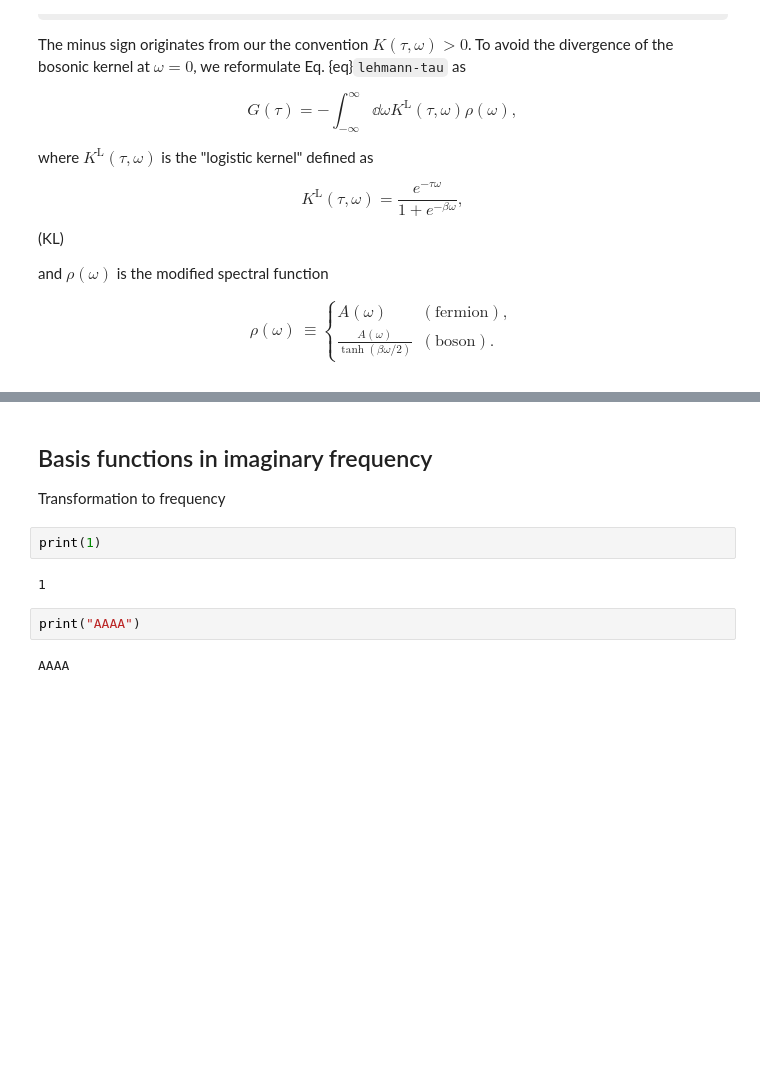
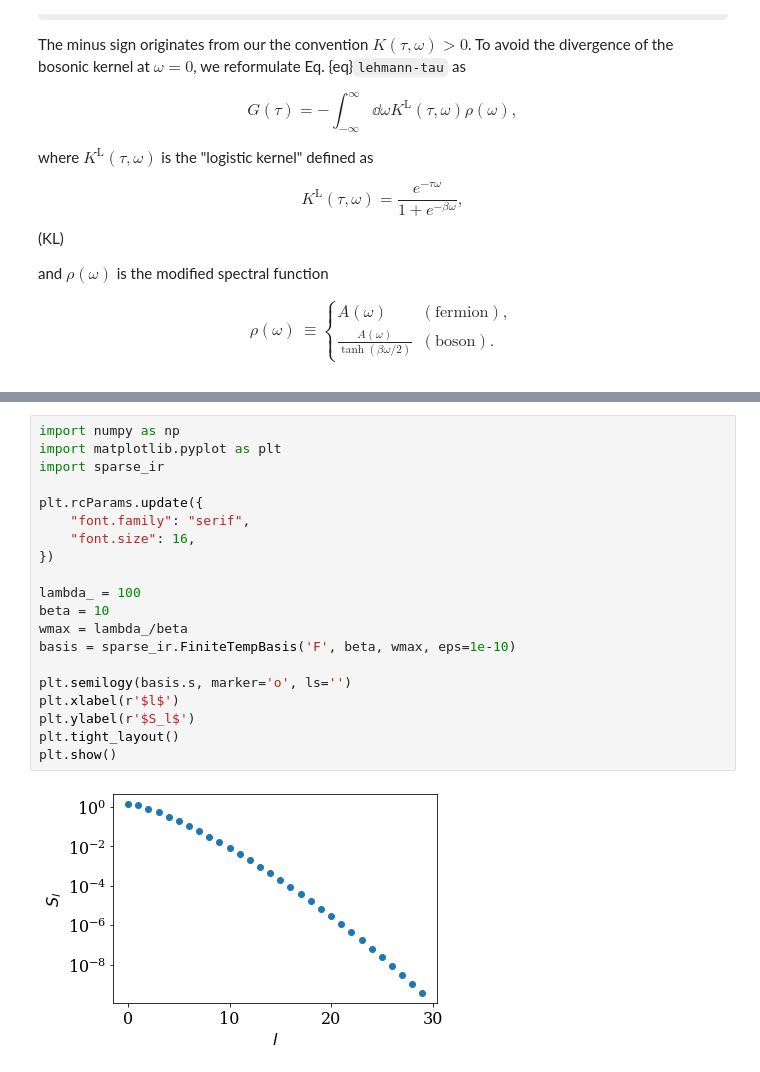
Before and after one commit to SpM-lab/sparse-ir-tutorial, a Jupyter notebook: _sources/docs/IR.ipynb, the cells around one changed output, grey strips where cells are left out. Cells and saved outputs as stored; diff of their text form; some formulas as TeX source; blank space fills up the shorter version.

```diff
--- a/_sources/docs/IR.ipynb
+++ b/_sources/docs/IR.ipynb
@@ -121,12 +129,22 @@ Some of the information regarding real-frequency properties of the system is oft
-# %% [markdown]
-## Basis functions in imaginary frequency
-
-Transformation to frequency
-# %%
-print(1)
-# %% [output]
-1
-# %%
-print("AAAA")
-# %% [output]
-AAAA
+# %%
+import numpy as np
+import matplotlib.pyplot as plt
+import sparse_ir
+
+plt.rcParams.update({
+    "font.family": "serif",
+    "font.size": 16,
+})
+
+lambda_ = 100
+beta = 10
+wmax = lambda_/beta
+basis = sparse_ir.FiniteTempBasis('F', beta, wmax, eps=1e-10)
+
+plt.semilogy(basis.s, marker='o', ls='')
+plt.xlabel(r'$l$')
+plt.ylabel(r'$S_l$')
+plt.tight_layout()
+plt.show()
+# %% [output]
+[figure, added]
```
Also changed, not shown: parts of 2 cells of this notebook, 13 other files.
